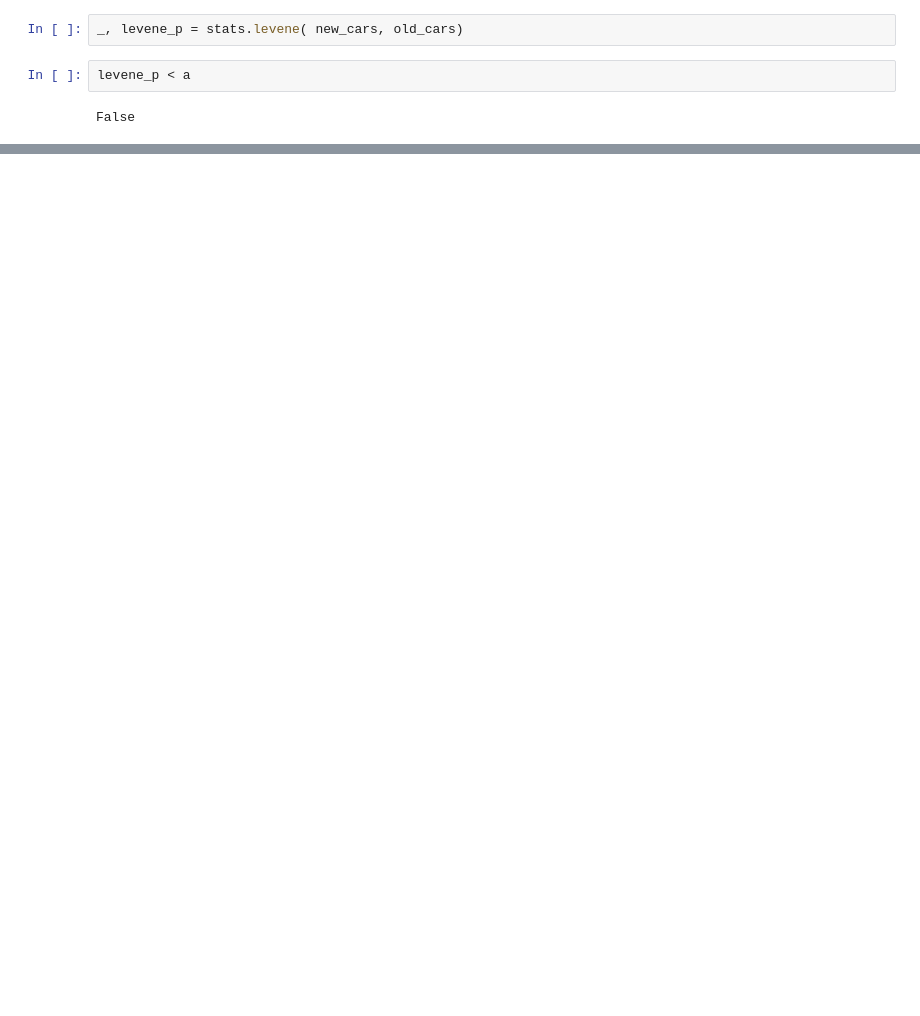
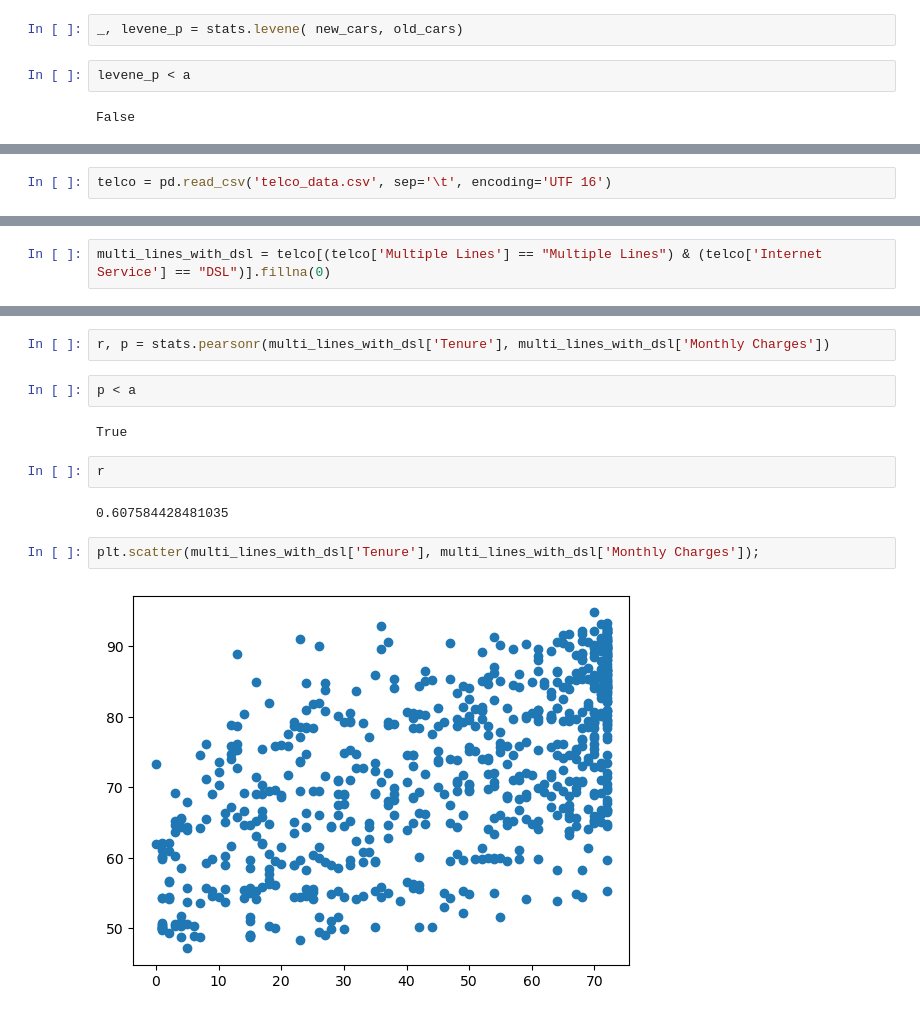
Before and after one commit to Jburch01/statistics-exercises, a Jupyter notebook: hypothesis_testing.ipynb, the cells around one changed output, grey strips where cells are left out. Saved outputs shown, nothing was run; the diff lists cells and outputs as text; blank space fills up the shorter version.

```diff
--- a/hypothesis_testing.ipynb
+++ b/hypothesis_testing.ipynb
@@ -131,0 +155,2 @@ True
+# %%
+telco = pd.read_csv('telco_data.csv', sep='\t', encoding='UTF 16')
@@ -131,0 +271,2 @@ True
+# %%
+multi_lines_with_dsl = telco[(telco['Multiple Lines'] == "Multiple Lines") & (telco['Internet Service'] == "DSL")].fillna(0)
@@ -131,0 +283,14 @@ True
+# %%
+r, p = stats.pearsonr(multi_lines_with_dsl['Tenure'], multi_lines_with_dsl['Monthly Charges'])
+# %%
+p < a
+# %% [output]
+True
+# %%
+r
+# %% [output]
+0.607584428481035
+# %%
+plt.scatter(multi_lines_with_dsl['Tenure'], multi_lines_with_dsl['Monthly Charges']);
+# %% [output]
+[figure, added]
```
Also changed, not shown: parts of 112 cells of this notebook.
